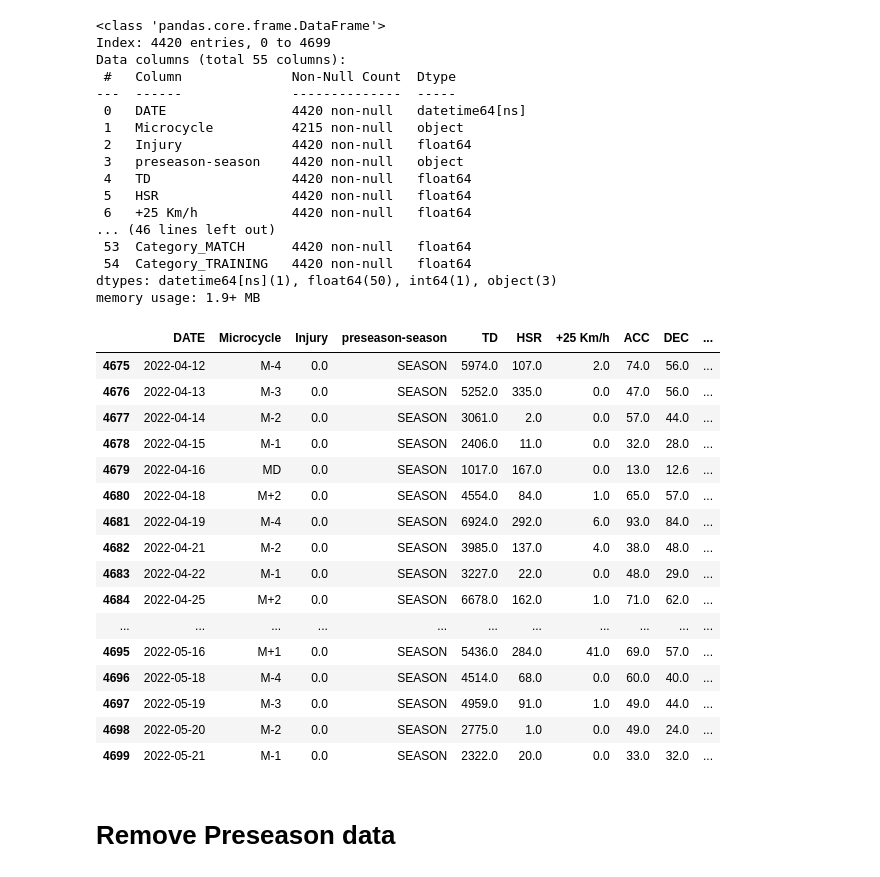
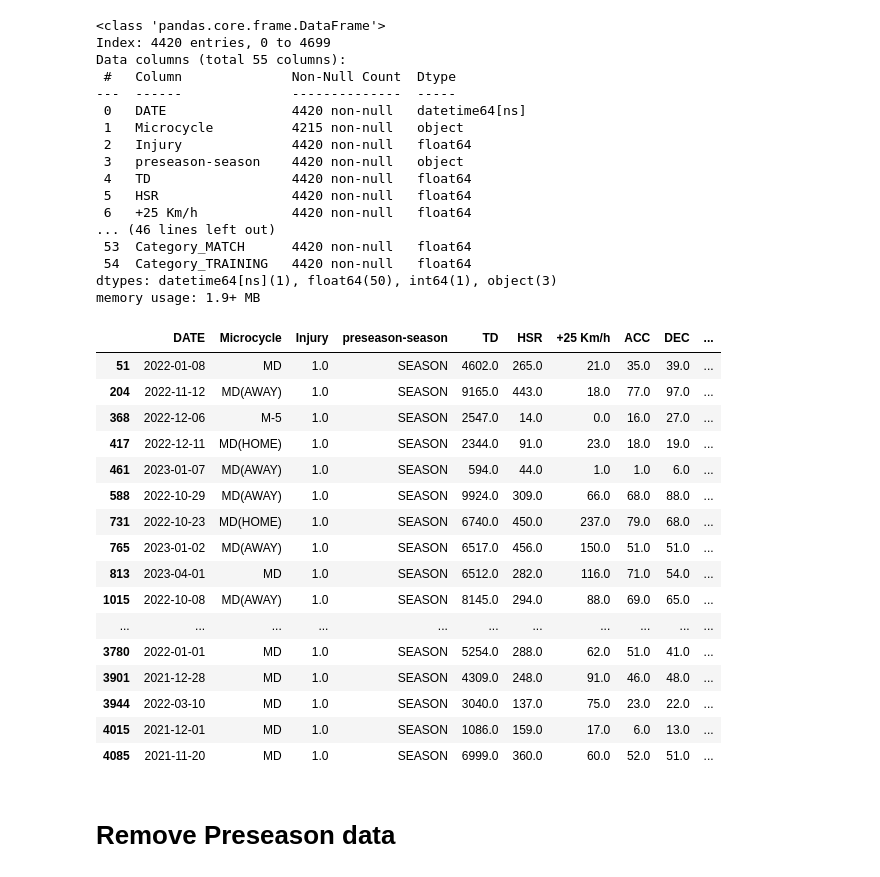
Before and after one commit to Tommy-Las/WatfordFC, a Jupyter notebook: Data_cleaning_transformation.ipynb, the cells around one changed output. Cells and saved outputs as stored; diff of their text form; code cells hidden in the pictures.

```diff
--- a/Data_cleaning_transformation.ipynb
+++ b/Data_cleaning_transformation.ipynb
@@ -1045,26 +1045,26 @@ Data columns (total 55 columns):
  54  Category_TRAINING   4420 non-null   float64
 dtypes: datetime64[ns](1), float64(50), int64(1), object(3)
 memory usage: 1.9+ MB
-# %%
-encoded_final_df.tail(20)
-# %% [output]
-|  | DATE | Microcycle | Injury | preseason-season | TD | HSR | +25 Km/h | ACC | DEC | ... |
-| 4675 | 2022-04-12 | M-4 | 0.0 | SEASON | 5974.0 | 107.0 | 2.0 | 74.0 | 56.0 | ... |
-| 4676 | 2022-04-13 | M-3 | 0.0 | SEASON | 5252.0 | 335.0 | 0.0 | 47.0 | 56.0 | ... |
-| 4677 | 2022-04-14 | M-2 | 0.0 | SEASON | 3061.0 | 2.0 | 0.0 | 57.0 | 44.0 | ... |
-| 4678 | 2022-04-15 | M-1 | 0.0 | SEASON | 2406.0 | 11.0 | 0.0 | 32.0 | 28.0 | ... |
-| 4679 | 2022-04-16 | MD | 0.0 | SEASON | 1017.0 | 167.0 | 0.0 | 13.0 | 12.6 | ... |
-| 4680 | 2022-04-18 | M+2 | 0.0 | SEASON | 4554.0 | 84.0 | 1.0 | 65.0 | 57.0 | ... |
-| 4681 | 2022-04-19 | M-4 | 0.0 | SEASON | 6924.0 | 292.0 | 6.0 | 93.0 | 84.0 | ... |
-| 4682 | 2022-04-21 | M-2 | 0.0 | SEASON | 3985.0 | 137.0 | 4.0 | 38.0 | 48.0 | ... |
-| 4683 | 2022-04-22 | M-1 | 0.0 | SEASON | 3227.0 | 22.0 | 0.0 | 48.0 | 29.0 | ... |
-| 4684 | 2022-04-25 | M+2 | 0.0 | SEASON | 6678.0 | 162.0 | 1.0 | 71.0 | 62.0 | ... |
-| ... | ... | ... | ... | ... | ... | ... | ... | ... | ... | ... |
-| 4695 | 2022-05-16 | M+1 | 0.0 | SEASON | 5436.0 | 284.0 | 41.0 | 69.0 | 57.0 | ... |
-| 4696 | 2022-05-18 | M-4 | 0.0 | SEASON | 4514.0 | 68.0 | 0.0 | 60.0 | 40.0 | ... |
-| 4697 | 2022-05-19 | M-3 | 0.0 | SEASON | 4959.0 | 91.0 | 1.0 | 49.0 | 44.0 | ... |
-| 4698 | 2022-05-20 | M-2 | 0.0 | SEASON | 2775.0 | 1.0 | 0.0 | 49.0 | 24.0 | ... |
-| 4699 | 2022-05-21 | M-1 | 0.0 | SEASON | 2322.0 | 20.0 | 0.0 | 33.0 | 32.0 | ... |
+# %%
+encoded_final_df[encoded_final_df['Injury'] ==1]
+# %% [output]
+|  | DATE | Microcycle | Injury | preseason-season | TD | HSR | +25 Km/h | ACC | DEC | ... |
+| 51 | 2022-01-08 | MD | 1.0 | SEASON | 4602.0 | 265.0 | 21.0 | 35.0 | 39.0 | ... |
+| 204 | 2022-11-12 | MD(AWAY) | 1.0 | SEASON | 9165.0 | 443.0 | 18.0 | 77.0 | 97.0 | ... |
+| 368 | 2022-12-06 | M-5 | 1.0 | SEASON | 2547.0 | 14.0 | 0.0 | 16.0 | 27.0 | ... |
+| 417 | 2022-12-11 | MD(HOME) | 1.0 | SEASON | 2344.0 | 91.0 | 23.0 | 18.0 | 19.0 | ... |
+| 461 | 2023-01-07 | MD(AWAY) | 1.0 | SEASON | 594.0 | 44.0 | 1.0 | 1.0 | 6.0 | ... |
+| 588 | 2022-10-29 | MD(AWAY) | 1.0 | SEASON | 9924.0 | 309.0 | 66.0 | 68.0 | 88.0 | ... |
+| 731 | 2022-10-23 | MD(HOME) | 1.0 | SEASON | 6740.0 | 450.0 | 237.0 | 79.0 | 68.0 | ... |
+| 765 | 2023-01-02 | MD(AWAY) | 1.0 | SEASON | 6517.0 | 456.0 | 150.0 | 51.0 | 51.0 | ... |
+| 813 | 2023-04-01 | MD | 1.0 | SEASON | 6512.0 | 282.0 | 116.0 | 71.0 | 54.0 | ... |
+| 1015 | 2022-10-08 | MD(AWAY) | 1.0 | SEASON | 8145.0 | 294.0 | 88.0 | 69.0 | 65.0 | ... |
+| ... | ... | ... | ... | ... | ... | ... | ... | ... | ... | ... |
+| 3780 | 2022-01-01 | MD | 1.0 | SEASON | 5254.0 | 288.0 | 62.0 | 51.0 | 41.0 | ... |
+| 3901 | 2021-12-28 | MD | 1.0 | SEASON | 4309.0 | 248.0 | 91.0 | 46.0 | 48.0 | ... |
+| 3944 | 2022-03-10 | MD | 1.0 | SEASON | 3040.0 | 137.0 | 75.0 | 23.0 | 22.0 | ... |
+| 4015 | 2021-12-01 | MD | 1.0 | SEASON | 1086.0 | 159.0 | 17.0 | 6.0 | 13.0 | ... |
+| 4085 | 2021-11-20 | MD | 1.0 | SEASON | 6999.0 | 360.0 | 60.0 | 52.0 | 51.0 | ... |
 # %% [markdown]
 # Remove Preseason data
 # %%
```
Also changed, not shown: 1 other file.
